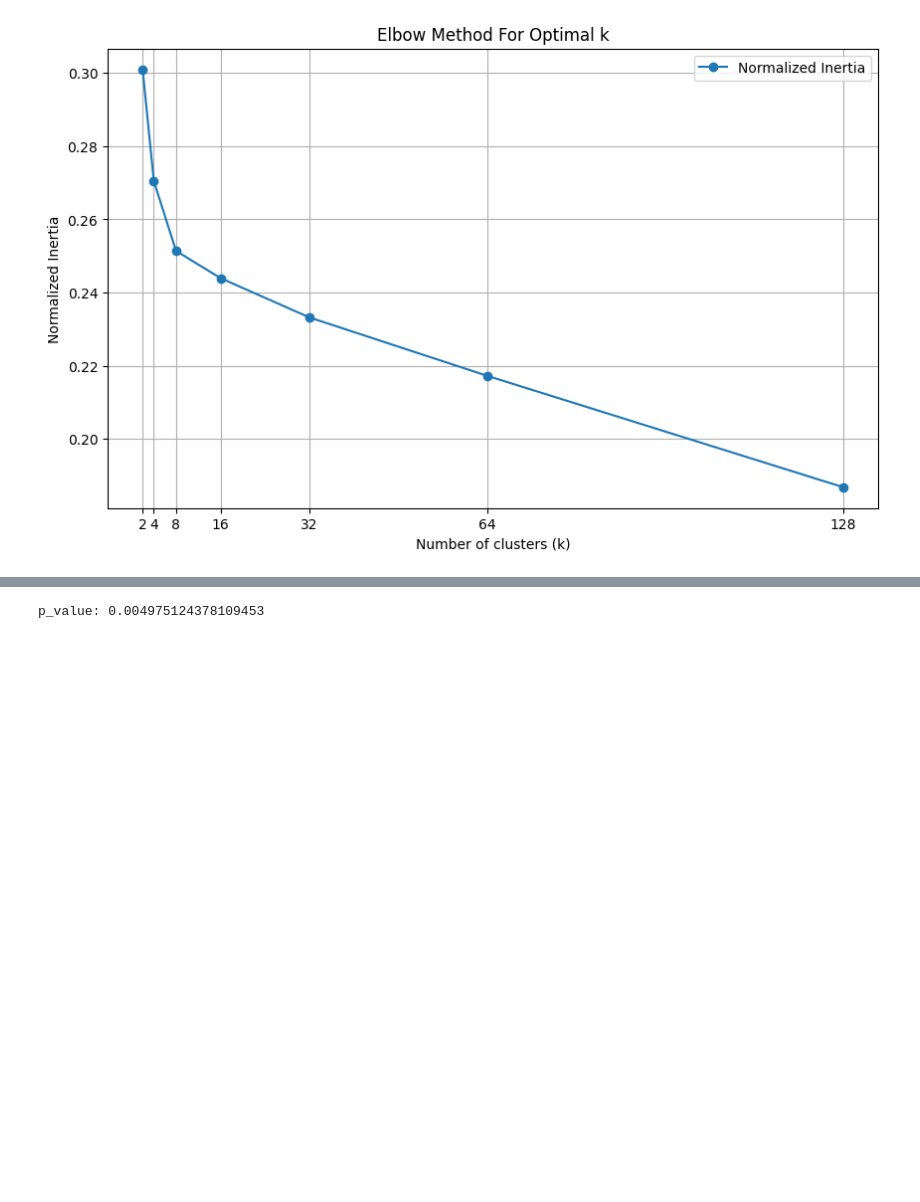
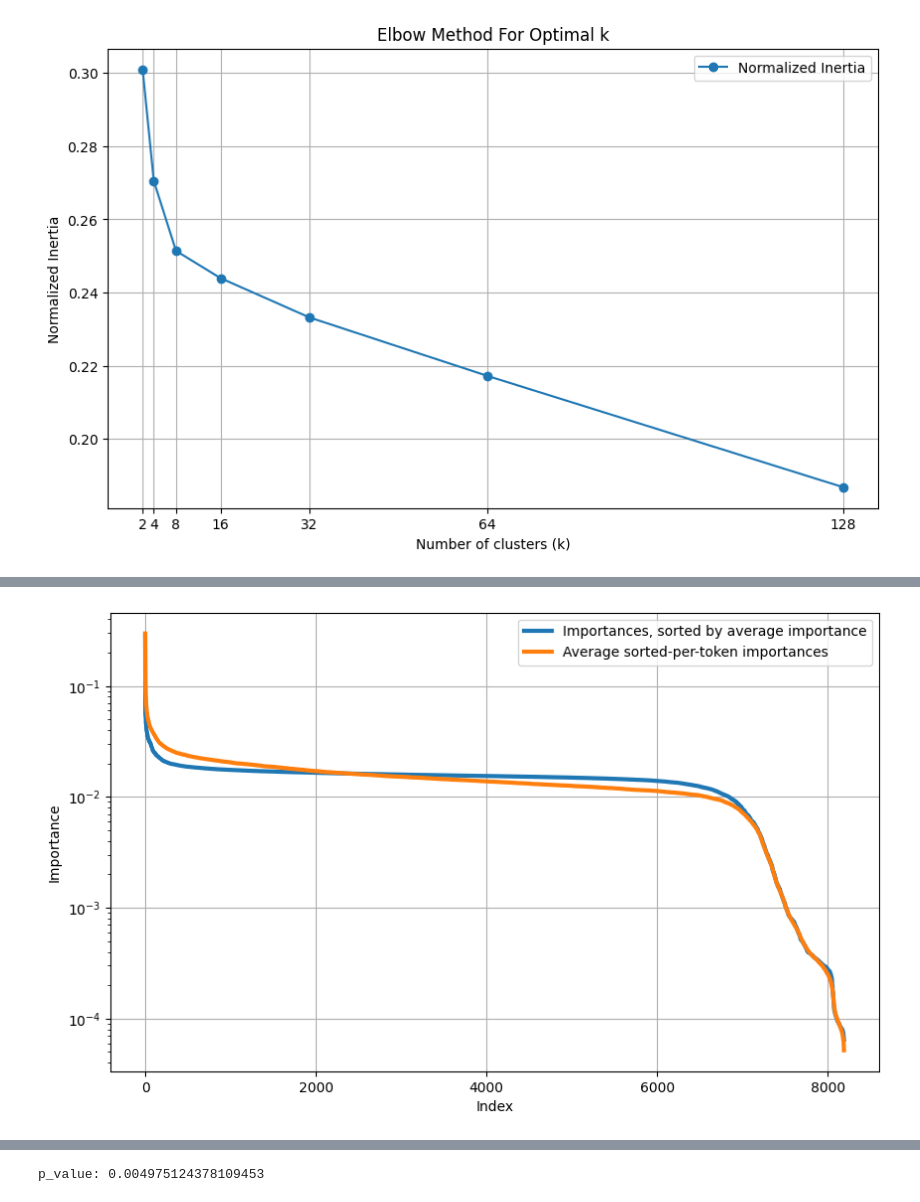
Before and after one commit to Roberto09/cs229-project, a Jupyter notebook: cluster_analysis.ipynb, the cells around one changed output, grey strips where cells are left out. Cells and saved outputs as stored; diff of their text form; code cells hidden in the pictures; blank space fills up the shorter version.

```diff
--- a/cluster_analysis.ipynb
+++ b/cluster_analysis.ipynb
@@ -48,10 +48,10 @@ def stats(data_dict, k):
     average_importance_dist = vectors.sum(axis=0) / n
 
     # Average ordered importance distribution
-    # sorted_vectors = np.sort(vectors, axis=1)[:, ::-1]
-    # average_ordered_importance_dist = sorted_vectors.sum(axis=1) / n
+    sorted_vectors = np.sort(vectors, axis=1)[:, ::-1]
+    average_ordered_importance_dist = sorted_vectors.sum(axis=0) / n
 
-    return [R2, average_importance_dist, kmeans]#, average_ordered_importance_dist]
+    return [R2, average_importance_dist, kmeans, average_ordered_importance_dist]
 # %%
 def elbow(data_dict, k_range):
 
@@ -214,0 +224,16 @@ l1_stats
+# %%
+import numpy as np
+import matplotlib.pyplot as plt
+
+# Creating the plot
+plt.figure(figsize=(10, 6))
+plt.plot(np.sort(l1_stats[1])[::-1], linestyle='-', linewidth=3, label='Importances, sorted by average importance')
+plt.plot(np.sort(l1_stats[3])[::-1], linestyle='-', linewidth=3, label='Average sorted-per-token importances')
+plt.yscale('log')
+plt.xlabel('Index')
+plt.ylabel('Importance')
+plt.legend()
+plt.grid(True)
+plt.show()
+# %% [output]
+[figure, added]
```
Also changed, not shown: parts of 12 cells of this notebook, 1 other file.
